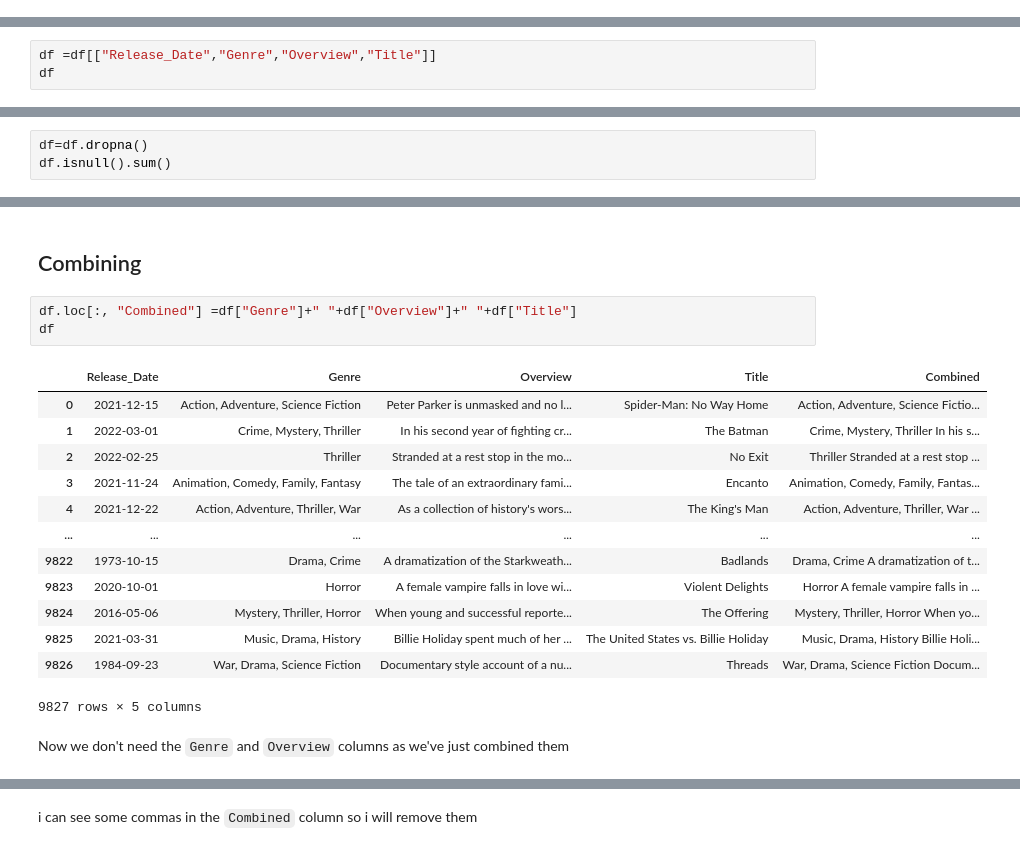
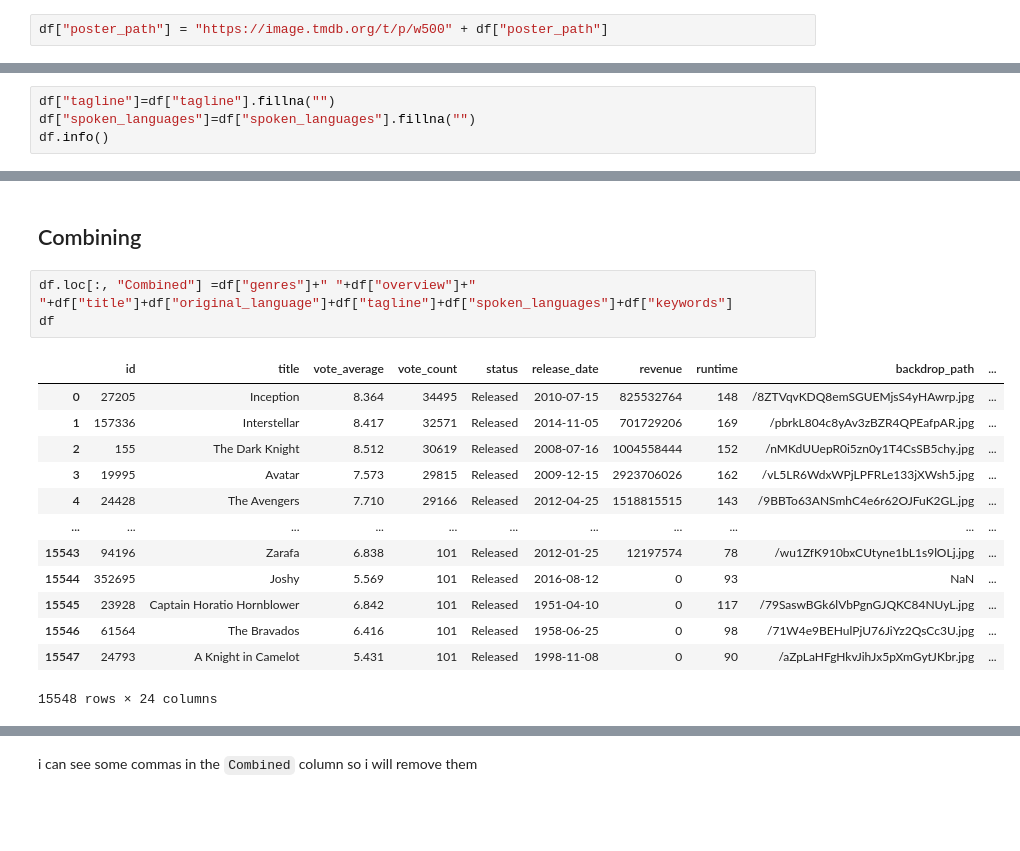
Before and after one commit to Youssef-Elhelw/Movie-Recommendation-App, a Jupyter notebook: Model/MovieRecommendationApp.ipynb, the cells around one changed output, grey strips where cells are left out. Cells and saved outputs as stored; diff of their text form; blank space fills up the shorter version.

```diff
--- a/Model/MovieRecommendationApp.ipynb
+++ b/Model/MovieRecommendationApp.ipynb
@@ -29,0 +49,2 @@ df.shape
+# %%
+df["poster_path"] = "https://image.tmdb.org/t/p/w500" + df["poster_path"]
@@ -66,3 +111,0 @@ We kinda don't need all these columns to start our recommendation system, so i w
-# %%
-df =df[["Release_Date","Genre","Overview","Title"]]
-df
@@ -93,3 +111,0 @@ Removing nulls
-# %%
-df=df.dropna()
-df.isnull().sum()
@@ -115,0 +112,4 @@ memory usage: 307.2+ KB
+# %%
+df["tagline"]=df["tagline"].fillna("")
+df["spoken_languages"]=df["spoken_languages"].fillna("")
+df.info()
@@ -116,21 +134,19 @@ memory usage: 307.2+ KB
 # %% [markdown]
 ## Combining
 # %%
-df.loc[:, "Combined"] =df["Genre"]+" "+df["Overview"]+" "+df["Title"]
+df.loc[:, "Combined"] =df["genres"]+" "+df["overview"]+" "+df["title"]+df["original_language"]+df["tagline"]+df["spoken_languages"]+df["keywords"]
 df
 # %% [output]
-|  | Release_Date | Genre | Overview | Title | Combined |
-| 0 | 2021-12-15 | Action, Adventure, Science Fiction | Peter Parker is unmasked and no l... | Spider-Man: No Way Home | Action, Adventure, Science Fictio... |
-| 1 | 2022-03-01 | Crime, Mystery, Thriller | In his second year of fighting cr... | The Batman | Crime, Mystery, Thriller In his s... |
-| 2 | 2022-02-25 | Thriller | Stranded at a rest stop in the mo... | No Exit | Thriller Stranded at a rest stop ... |
-| 3 | 2021-11-24 | Animation, Comedy, Family, Fantasy | The tale of an extraordinary fami... | Encanto | Animation, Comedy, Family, Fantas... |
-| 4 | 2021-12-22 | Action, Adventure, Thriller, War | As a collection of history's wors... | The King's Man | Action, Adventure, Thriller, War ... |
-| ... | ... | ... | ... | ... | ... |
-| 9822 | 1973-10-15 | Drama, Crime | A dramatization of the Starkweath... | Badlands | Drama, Crime A dramatization of t... |
-| 9823 | 2020-10-01 | Horror | A female vampire falls in love wi... | Violent Delights | Horror A female vampire falls in ... |
-| 9824 | 2016-05-06 | Mystery, Thriller, Horror | When young and successful reporte... | The Offering | Mystery, Thriller, Horror When yo... |
-| 9825 | 2021-03-31 | Music, Drama, History | Billie Holiday spent much of her ... | The United States vs. Billie Holiday | Music, Drama, History Billie Holi... |
-| 9826 | 1984-09-23 | War, Drama, Science Fiction | Documentary style account of a nu... | Threads | War, Drama, Science Fiction Docum... |
+|  | id | title | vote_average | vote_count | status | release_date | revenue | runtime | backdrop_path | ... |
+| 0 | 27205 | Inception | 8.364 | 34495 | Released | 2010-07-15 | 825532764 | 148 | /8ZTVqvKDQ8emSGUEMjsS4yHAwrp.jpg | ... |
+| 1 | 157336 | Interstellar | 8.417 | 32571 | Released | 2014-11-05 | 701729206 | 169 | /pbrkL804c8yAv3zBZR4QPEafpAR.jpg | ... |
+| 2 | 155 | The Dark Knight | 8.512 | 30619 | Released | 2008-07-16 | 1004558444 | 152 | /nMKdUUepR0i5zn0y1T4CsSB5chy.jpg | ... |
+| 3 | 19995 | Avatar | 7.573 | 29815 | Released | 2009-12-15 | 2923706026 | 162 | /vL5LR6WdxWPjLPFRLe133jXWsh5.jpg | ... |
+| 4 | 24428 | The Avengers | 7.710 | 29166 | Released | 2012-04-25 | 1518815515 | 143 | /9BBTo63ANSmhC4e6r62OJFuK2GL.jpg | ... |
+| ... | ... | ... | ... | ... | ... | ... | ... | ... | ... | ... |
+| 15543 | 94196 | Zarafa | 6.838 | 101 | Released | 2012-01-25 | 12197574 | 78 | /wu1ZfK910bxCUtyne1bL1s9lOLj.jpg | ... |
+| 15544 | 352695 | Joshy | 5.569 | 101 | Released | 2016-08-12 | 0 | 93 | NaN | ... |
+| 15545 | 23928 | Captain Horatio Hornblower | 6.842 | 101 | Released | 1951-04-10 | 0 | 117 | /79SaswBGk6lVbPgnGJQKC84NUyL.jpg | ... |
+| 15546 | 61564 | The Bravados | 6.416 | 101 | Released | 1958-06-25 | 0 | 98 | /71W4e9BEHulPjU76JiYz2QsCc3U.jpg | ... |
+| 15547 | 24793 | A Knight in Camelot | 5.431 | 101 | Released | 1998-11-08 | 0 | 90 | /aZpLaHFgHkvJihJx5pXmGytJKbr.jpg | ... |
-9827 rows × 5 columns
+15548 rows × 24 columns
-# %% [markdown]
-Now we don't need the `Genre` and `Overview` columns as we've just combined them
```
Also changed, not shown: parts of 34 cells of this notebook, 7 other files.
